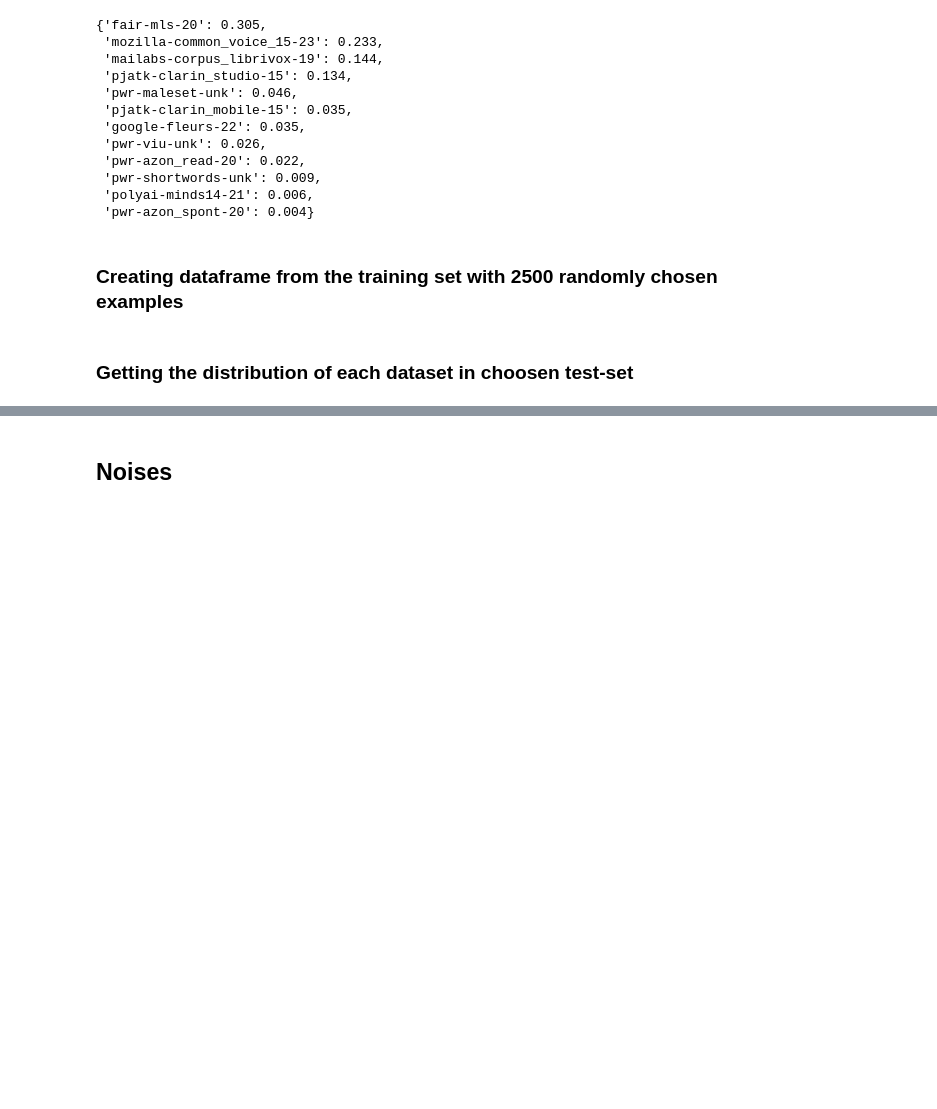
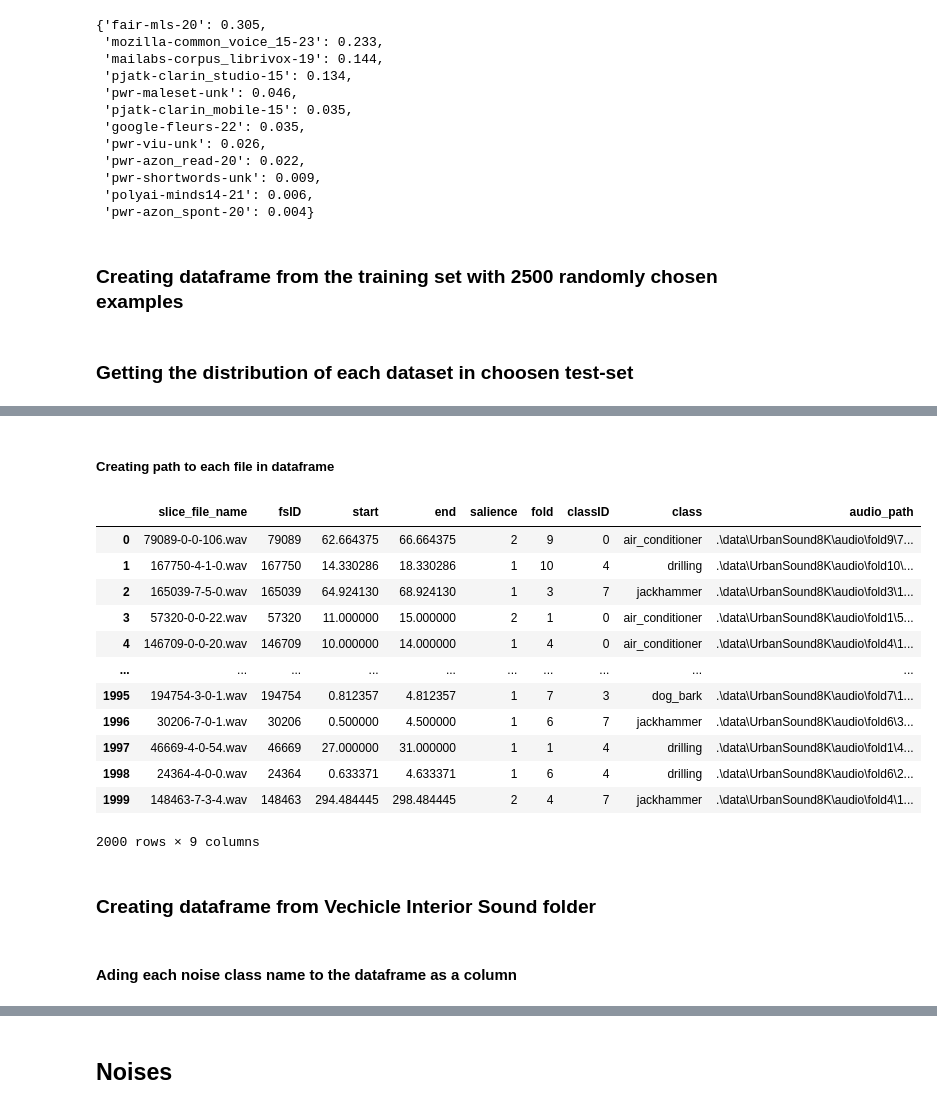
Before and after one commit to eryk0wski/ASR-SNR-Research, a Jupyter notebook: data_extract.ipynb, the cells around one changed output, grey strips where cells are left out. Drawn from its saved outputs; the diff is of its cells as text; code cells hidden in the pictures; blank space fills up the shorter version.

```diff
--- a/data_extract.ipynb
+++ b/data_extract.ipynb
@@ -86,4 +105,3 @@ df_testing.to_parquet('testing_batch_df.parquet.gzip', compression = 'gzip')
 # %%
 df_urban_sounds = pd.read_csv('./data/UrbanSound8K/metadata/UrbanSound8K.csv')
-df_urban_sounds = df_urban_sounds[~df_urban_sounds['classID'].isin([2, 5, 9])]
-df_urban_shuffled = creating_random_split_df(df_urban_sounds,3500)
+df_urban_sounds
@@ -89,0 +122,3 @@ df_urban_shuffled = creating_random_split_df(df_urban_sounds,3500)
+# %%
+#deleting classes that are not necessary, and leaving: dog_bark, air_conditioner, jackhammer, drilling
+df_urban_sounds = df_urban_sounds[~df_urban_sounds['classID'].isin([1, 2, 5, 6, 8, 9])]
@@ -89,0 +131,3 @@ df_urban_shuffled = creating_random_split_df(df_urban_sounds,3500)
+# %%
+df_urban_sounds_2000 = creating_random_split_df(df_urban_sounds, 2000)
+df_urban_sounds_2000
@@ -90,3 +148,5 @@ df_urban_shuffled = creating_random_split_df(df_urban_sounds,3500)
+# %% [markdown]
+##### Creating path to each file in dataframe
 # %%
 # Function to create the file path
 def create_file_path(row, folder_path):
@@ -98,6 +158,24 @@ def create_file_path(row, folder_path):
 base_path = '.\\data\\UrbanSound8K\\audio\\'
 
 # Apply the function to create the new column
-df_urban_shuffled['audio_path'] = df_urban_shuffled.apply(create_file_path, axis=1, folder_path=base_path)
+df_urban_sounds_2000['audio_path'] = df_urban_sounds_2000.apply(create_file_path, axis=1, folder_path=base_path)
+# %%
+df_urban_sounds_2000
+# %% [output]
+|  | slice_file_name | fsID | start | end | salience | fold | classID | class | audio_path |
+| 0 | 79089-0-0-106.wav | 79089 | 62.664375 | 66.664375 | 2 | 9 | 0 | air_conditioner | .\data\UrbanSound8K\audio\fold9\7... |
+| 1 | 167750-4-1-0.wav | 167750 | 14.330286 | 18.330286 | 1 | 10 | 4 | drilling | .\data\UrbanSound8K\audio\fold10\... |
+| 2 | 165039-7-5-0.wav | 165039 | 64.924130 | 68.924130 | 1 | 3 | 7 | jackhammer | .\data\UrbanSound8K\audio\fold3\1... |
+| 3 | 57320-0-0-22.wav | 57320 | 11.000000 | 15.000000 | 2 | 1 | 0 | air_conditioner | .\data\UrbanSound8K\audio\fold1\5... |
+| 4 | 146709-0-0-20.wav | 146709 | 10.000000 | 14.000000 | 1 | 4 | 0 | air_conditioner | .\data\UrbanSound8K\audio\fold4\1... |
+| ... | ... | ... | ... | ... | ... | ... | ... | ... | ... |
+| 1995 | 194754-3-0-1.wav | 194754 | 0.812357 | 4.812357 | 1 | 7 | 3 | dog_bark | .\data\UrbanSound8K\audio\fold7\1... |
+| 1996 | 30206-7-0-1.wav | 30206 | 0.500000 | 4.500000 | 1 | 6 | 7 | jackhammer | .\data\UrbanSound8K\audio\fold6\3... |
+| 1997 | 46669-4-0-54.wav | 46669 | 27.000000 | 31.000000 | 1 | 1 | 4 | drilling | .\data\UrbanSound8K\audio\fold1\4... |
+| 1998 | 24364-4-0-0.wav | 24364 | 0.633371 | 4.633371 | 1 | 6 | 4 | drilling | .\data\UrbanSound8K\audio\fold6\2... |
+| 1999 | 148463-7-3-4.wav | 148463 | 294.484445 | 298.484445 | 2 | 4 | 7 | jackhammer | .\data\UrbanSound8K\audio\fold4\1... |
+2000 rows × 9 columns
+# %% [markdown]
+### Creating dataframe from Vechicle Interior Sound folder
 # %%
 visc_folder_path = '.\\data\\VISC Dataset SON\\'
@@ -121,4 +198,6 @@ for filename in os.listdir(visc_folder_path):
 
 # Create a DataFrame
 df = pd.DataFrame({'file_path': file_paths, 'class_id': class_ids})
+# %% [markdown]
+#### Ading each noise class name to the dataframe as a column
 # %%
```
Also changed, not shown: parts of 37 cells of this notebook, 4 other files.
